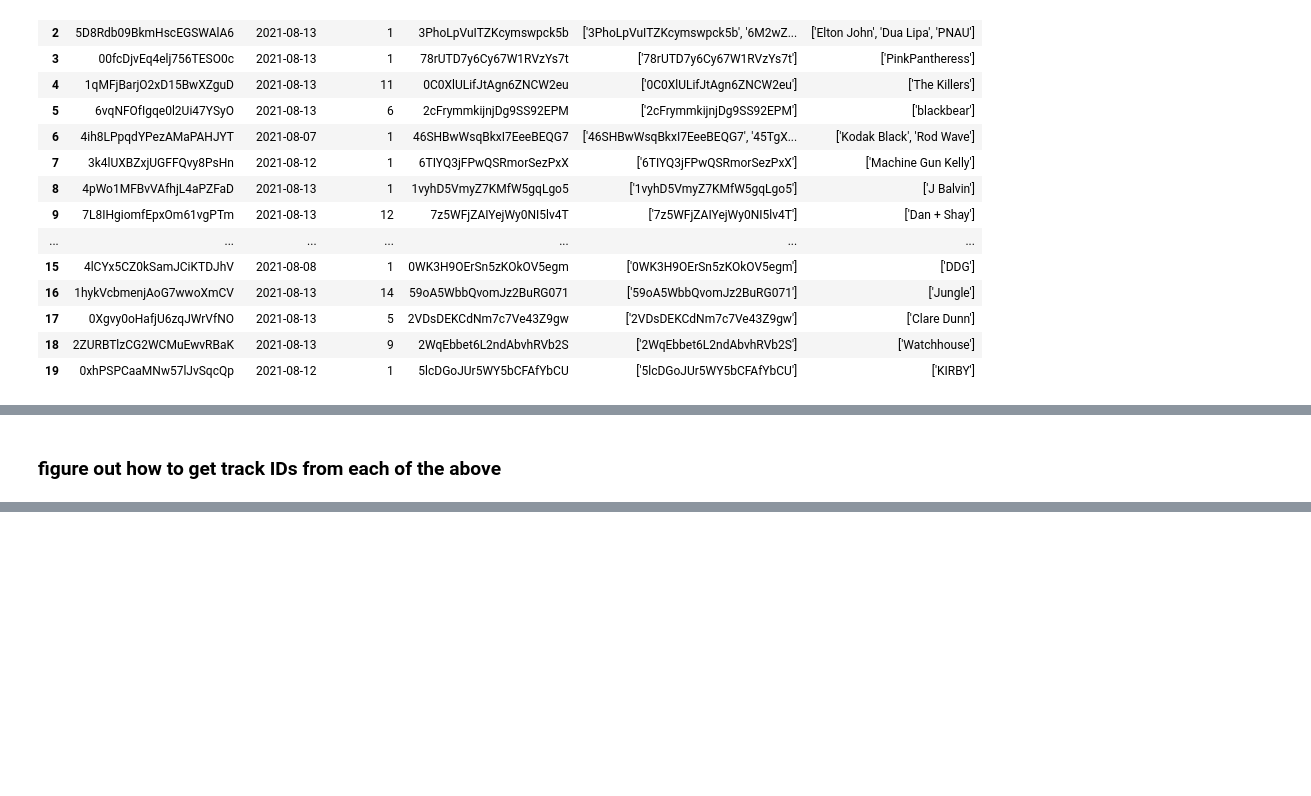
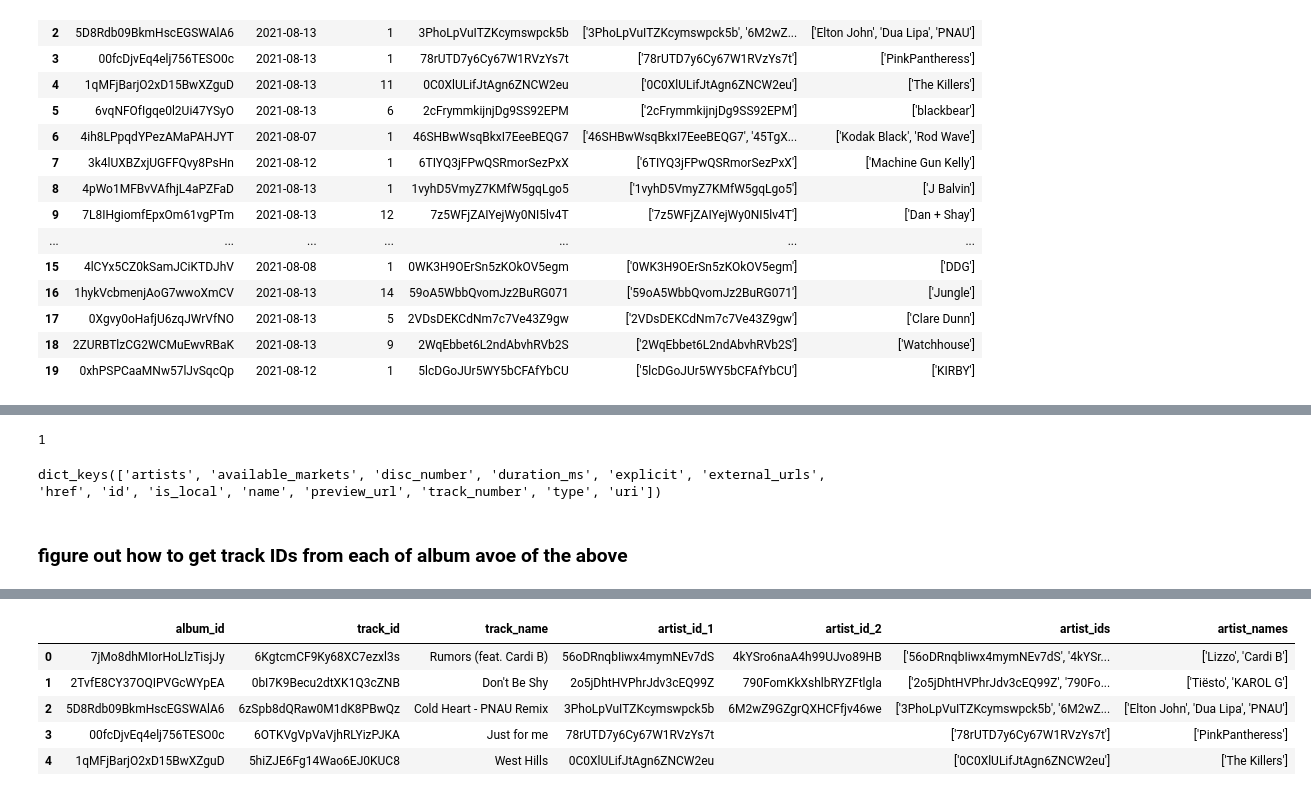
Before and after one commit to maxcarduner/spotify-recommender, a Jupyter notebook: dev_notebooks/max/get_songs.ipynb, the cells around one changed output, grey strips where cells are left out. Saved outputs shown, nothing was run; the diff lists cells and outputs as text; code cells hidden in the pictures; blank space fills up the shorter version.

```diff
--- a/dev_notebooks/max/get_songs.ipynb
+++ b/dev_notebooks/max/get_songs.ipynb
@@ -136,3 +108,6 @@ album_df
 | 17 | 0Xgvy0oHafjU6zqJWrVfNO | 2021-08-13 | 5 | 2VDsDEKCdNm7c7Ve43Z9gw | ['2VDsDEKCdNm7c7Ve43Z9gw'] | ['Clare Dunn'] |
 | 18 | 2ZURBTlzCG2WCMuEwvRBaK | 2021-08-13 | 9 | 2WqEbbet6L2ndAbvhRVb2S | ['2WqEbbet6L2ndAbvhRVb2S'] | ['Watchhouse'] |
 | 19 | 0xhPSPCaaMNw57lJvSqcQp | 2021-08-12 | 1 | 5lcDGoJUr5WY5bCFAfYbCU | ['5lcDGoJUr5WY5bCFAfYbCU'] | ['KIRBY'] |
+# %%
+album_id = album_df.iloc[0,0]
+album_id
@@ -139,2 +137,10 @@ album_df
+# %%
+len(test['items'])
+# %% [output]
+1
+# %%
+test['items'][0].keys()
+# %% [output]
+dict_keys(['artists', 'available_markets', 'disc_number', 'duration_ms', 'explicit', 'external_urls', 'href', 'id', 'is_local', 'name', 'preview_url', 'track_number', 'type', 'uri'])
 # %% [markdown]
-### figure out how to get track IDs from each of the above
+### figure out how to get track IDs from each of album avoe of the above
@@ -142,0 +184,5 @@ hi
+# %%
+%%time
+tracks_df = tracks_from_album(album_df)
+tracks_df.head()
+# %% [output]
@@ -142,0 +191,6 @@ hi
+|  | album_id | track_id | track_name | artist_id_1 | artist_id_2 | artist_ids | artist_names |
+| 0 | 7jMo8dhMIorHoLlzTisjJy | 6KgtcmCF9Ky68XC7ezxl3s | Rumors (feat. Cardi B) | 56oDRnqbIiwx4mymNEv7dS | 4kYSro6naA4h99UJvo89HB | ['56oDRnqbIiwx4mymNEv7dS', '4kYSr... | ['Lizzo', 'Cardi B'] |
+| 1 | 2TvfE8CY37OQIPVGcWYpEA | 0bI7K9Becu2dtXK1Q3cZNB | Don't Be Shy | 2o5jDhtHVPhrJdv3cEQ99Z | 790FomKkXshlbRYZFtlgla | ['2o5jDhtHVPhrJdv3cEQ99Z', '790Fo... | ['Tiësto', 'KAROL G'] |
+| 2 | 5D8Rdb09BkmHscEGSWAlA6 | 6zSpb8dQRaw0M1dK8PBwQz | Cold Heart - PNAU Remix | 3PhoLpVuITZKcymswpck5b | 6M2wZ9GZgrQXHCFfjv46we | ['3PhoLpVuITZKcymswpck5b', '6M2wZ... | ['Elton John', 'Dua Lipa', 'PNAU'] |
+| 3 | 00fcDjvEq4elj756TESO0c | 6OTKVgVpVaVjhRLYizPJKA | Just for me | 78rUTD7y6Cy67W1RVzYs7t |  | ['78rUTD7y6Cy67W1RVzYs7t'] | ['PinkPantheress'] |
+| 4 | 1qMFjBarjO2xD15BwXZguD | 5hiZJE6Fg14Wao6EJ0KUC8 | West Hills | 0C0XlULifJtAgn6ZNCW2eu |  | ['0C0XlULifJtAgn6ZNCW2eu'] | ['The Killers'] |
```
Also changed, not shown: parts of 15 cells of this notebook.
